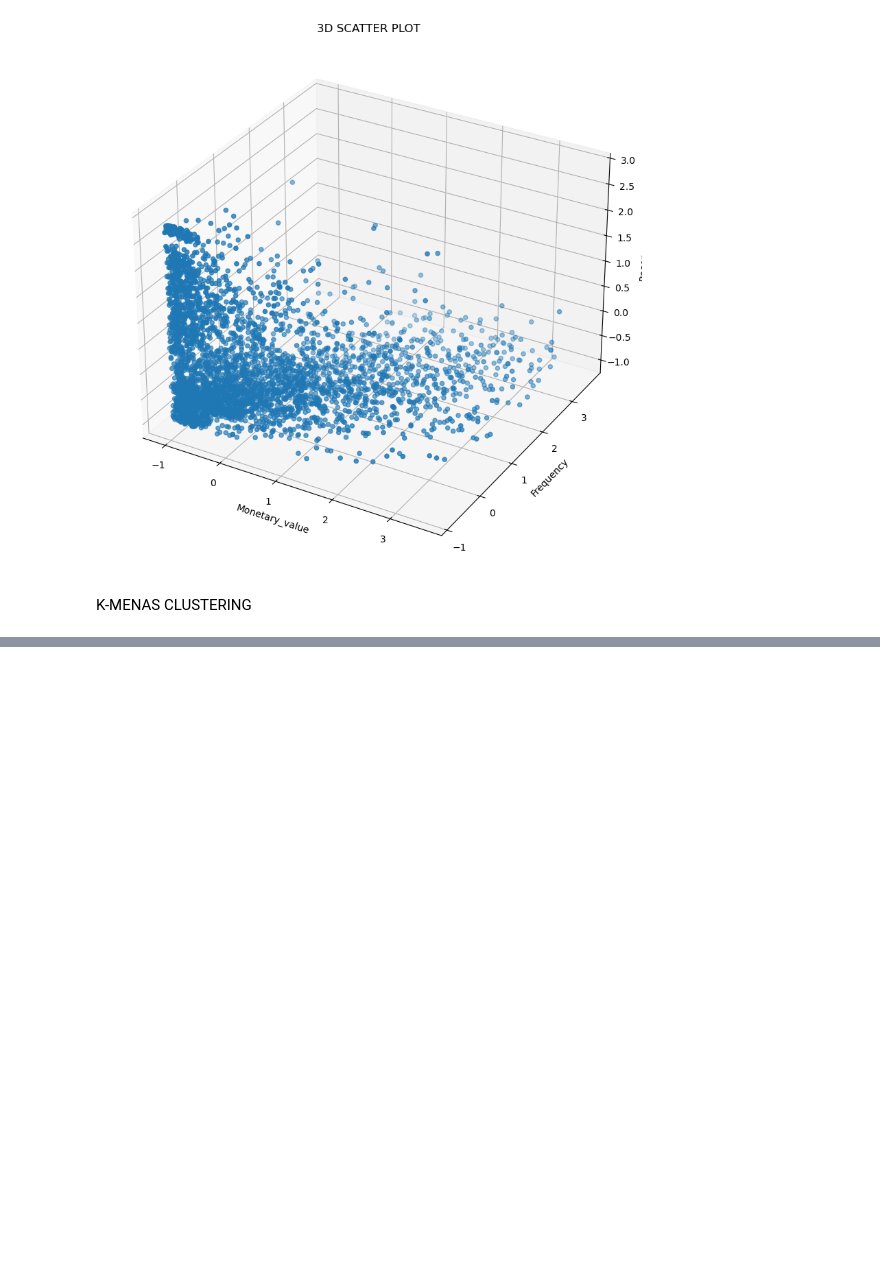
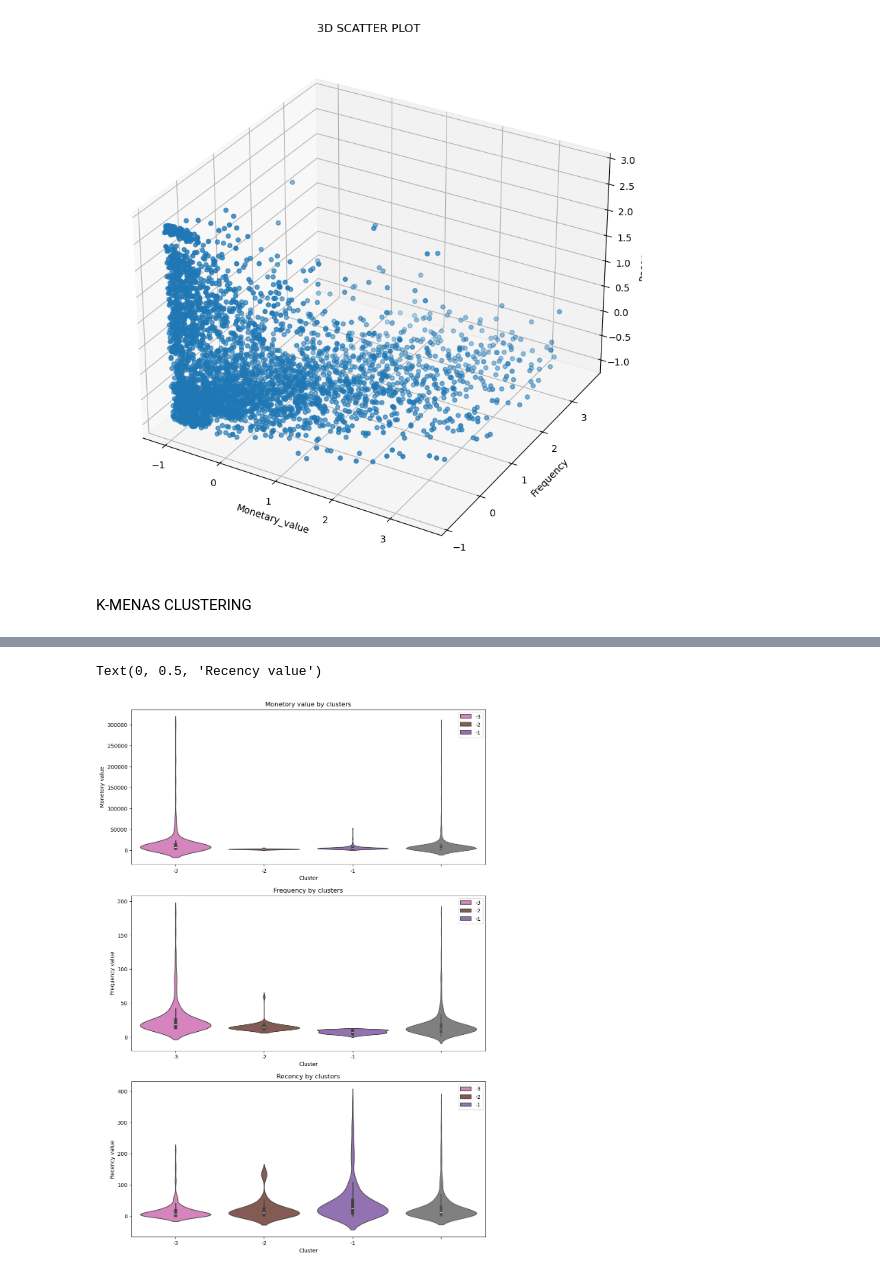
Before and after one commit to manas1110/customer_analysis_using_k-means, a Jupyter notebook: analysis.ipynb, the cells around one changed output, grey strips where cells are left out. Cells and saved outputs as stored; diff of their text form; code cells hidden in the pictures; blank space fills up the shorter version.

```diff
--- a/analysis.ipynb
+++ b/analysis.ipynb
@@ -462,0 +582,11 @@ k_vlaues=range(2,max_k+1)
+# %%
+overlap_indices=monetary_outliers_df.index.intersection(frequency_outliers_df.index)
+monetory_only_outliers=monetary_outliers_df.drop(overlap_indices)
+frequency_only_ouliers=frequency_outliers_df.drop(overlap_indices)
+monetory_and_frequency_outliers=monetary_outliers_df.loc[overlap_indices]
+monetory_only_outliers['Cluster']=-1
+frequency_only_ouliers['Cluster']=-2
+monetory_and_frequency_outliers['Cluster']=-3
+
+outlier_clusters_df=pd.concat([monetory_only_outliers,frequency_only_ouliers,monetory_and_frequency_outliers])
+outlier_clusters_df
@@ -462,0 +607,27 @@ k_vlaues=range(2,max_k+1)
+# %%
+plt.figure(figsize=(12,18))
+cluster_colors={
+    -1:'#9467bd',
+    -2:'#8c564b',
+    -3:'#e377c2'
+}
+plt.subplot(3,1,1)
+sns.violinplot(x=outlier_clusters_df["Cluster"],y=outlier_clusters_df["MonetoryValue"],palette=cluster_colors,hue=outlier_clusters_df["Cluster"])
+sns.violinplot(y=outlier_clusters_df["MonetoryValue"],color='gray',linewidth=1.0)
+plt.title("Monetory value by clusters")
+plt.ylabel('Monetory value')
+
+plt.subplot(3,1,2)
+sns.violinplot(x=outlier_clusters_df["Cluster"],y=outlier_clusters_df["Frequency"],palette=cluster_colors,hue=outlier_clusters_df["Cluster"])
+sns.violinplot(y=outlier_clusters_df["Frequency"],color='gray',linewidth=1.0)
+plt.title("Frequency by clusters")
+plt.ylabel('Frequency value')
+
+plt.subplot(3,1,3)
+sns.violinplot(x=outlier_clusters_df["Cluster"],y=outlier_clusters_df["Recency"],palette=cluster_colors,hue=outlier_clusters_df["Cluster"])
+sns.violinplot(y=outlier_clusters_df["Recency"],color='gray',linewidth=1.0)
+plt.title("Recency by clusters")
+plt.ylabel('Recency value')
+# %% [output]
+Text(0, 0.5, 'Recency value')
+[figure, added]
```
Also changed, not shown: parts of 12 cells of this notebook.
